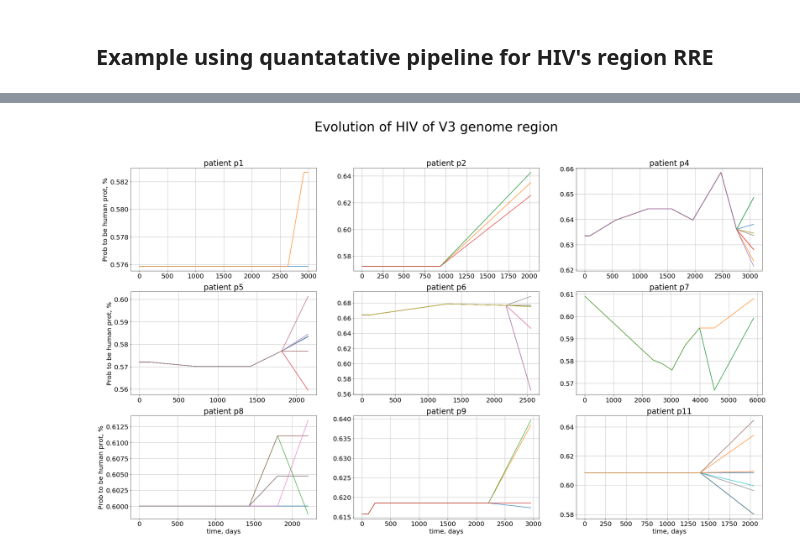
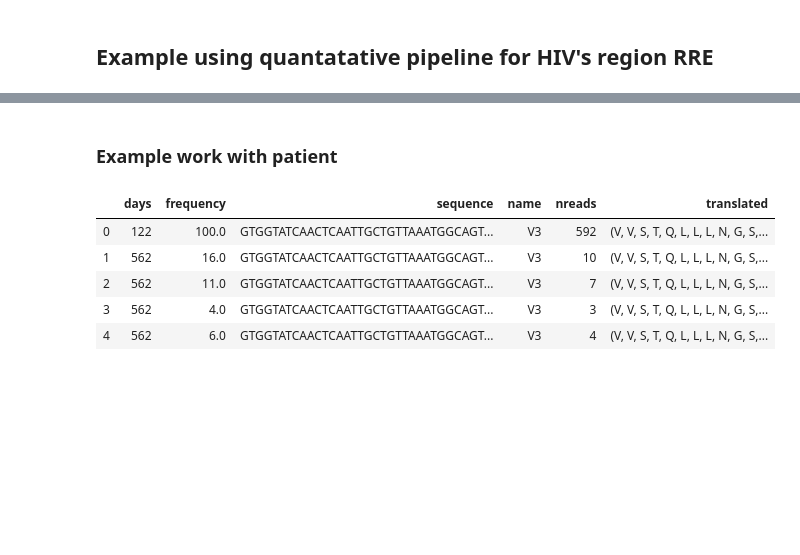
Before and after one commit to tsvvas/hiv_project, a Jupyter notebook: Example_classification.ipynb, the cells around one changed output, grey strips where cells are left out. Cells and saved outputs as stored; diff of their text form; code cells hidden in the pictures; blank space fills up the shorter version.

Commit message:
made Example_classification and fixed some bugs

```diff
--- a/Example_classification.ipynb
+++ b/Example_classification.ipynb
@@ -159,28 +32,0 @@ plt.rcParams['font.size'] = 20
-# %%
-# Plotting
-
-fig, axs = plt.subplots(3, 3, figsize = (35, 20), sharex = 'none', sharey = 'none')
-#fig.figsize = (20, 16)
-i = 0
-for x in range(3):
-    for y in range(3):
-        for Y in pat_Y[i]:
-            axs[x, y].plot(pat_X[i], Y)
-            axs[x, y].set_title('patient {}'.format(patients_used[i]))
-        axs[x, y].grid(alpha=1)
-        i += 1
-
-# Sadly it should be here because of my newbie skills in pyplot
-axs[0, 0].set(ylabel='Prob to be human prot, %')
-axs[1, 0].set(ylabel='Prob to be human prot, %')
-axs[2, 0].set(ylabel='Prob to be human prot, %')
-
-axs[2, 0].set(xlabel='time, days')
-axs[2, 1].set(xlabel='time, days')
-axs[2, 2].set(xlabel='time, days')
-
-fig.suptitle('Evolution of HIV of V3 genome region', fontsize = 40)
-#plt.savefig('graphs.png', quality=100, bbox_inches='tight')
-plt.savefig('results/frequency_2_mer_plot/2_mer_plot_RRE.png')
-# %% [output]
-[figure, removed]
@@ -186,0 +41,15 @@ plt.savefig('results/frequency_2_mer_plot/2_mer_plot_RRE.png')
+# %% [markdown]
+### Example work with patient
+# %%
+# let's see data for the patient
+
+patient = patients_data.Patient('p1')
+
+patient.regions.region.head(5)
+# %% [output]
+|  | days | frequency | sequence | name | nreads | translated |
+| 0 | 122 | 100.0 | GTGGTATCAACTCAATTGCTGTTAAATGGCAGT... | V3 | 592 | (V, V, S, T, Q, L, L, L, N, G, S,... |
+| 1 | 562 | 16.0 | GTGGTATCAACTCAATTGCTGTTAAATGGCAGT... | V3 | 10 | (V, V, S, T, Q, L, L, L, N, G, S,... |
+| 2 | 562 | 11.0 | GTGGTATCAACTCAATTGCTGTTAAATGGCAGT... | V3 | 7 | (V, V, S, T, Q, L, L, L, N, G, S,... |
+| 3 | 562 | 4.0 | GTGGTATCAACTCAATTGCTGTTAAATGGCAGT... | V3 | 3 | (V, V, S, T, Q, L, L, L, N, G, S,... |
+| 4 | 562 | 6.0 | GTGGTATCAACTCAATTGCTGTTAAATGGCAGT... | V3 | 4 | (V, V, S, T, Q, L, L, L, N, G, S,... |
```
Also changed, not shown: parts of 29 cells of this notebook, 5 other files.
